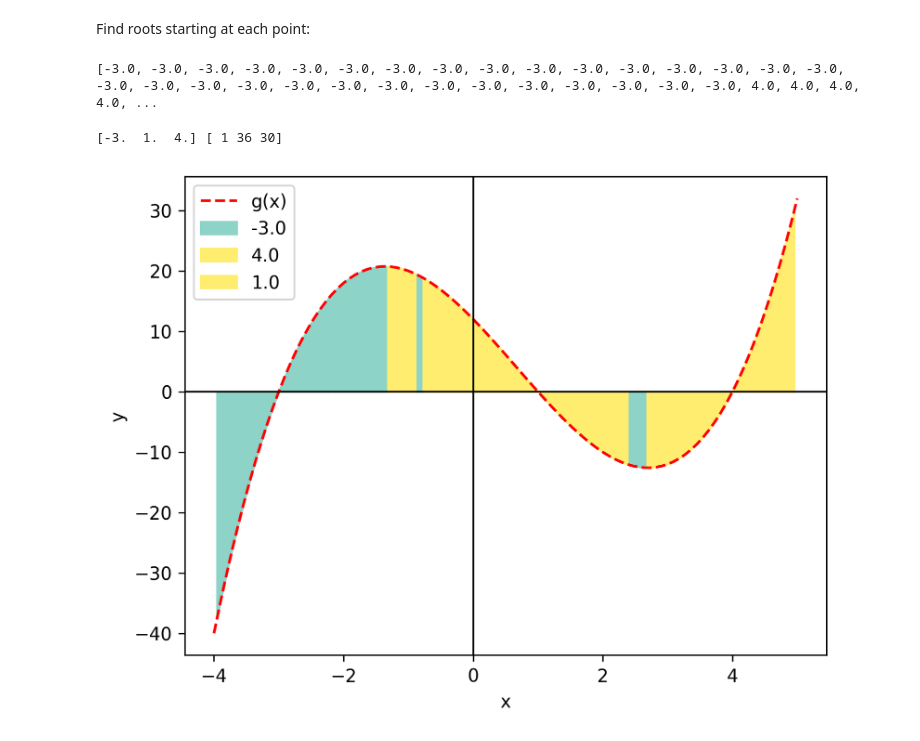
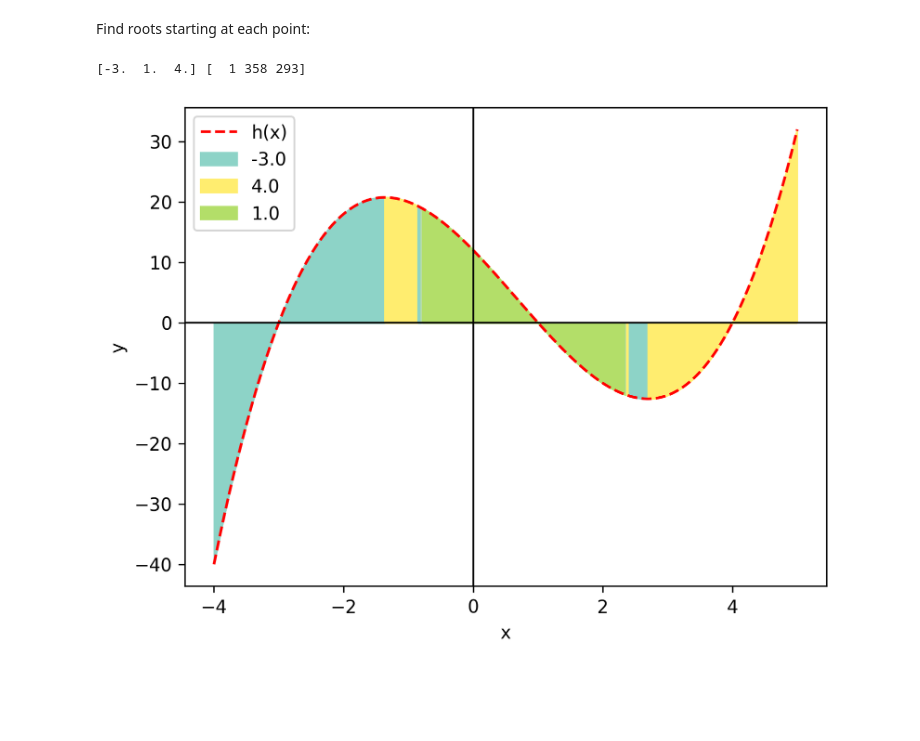
Before and after one commit to benraivel/MA332, a Jupyter notebook: Projects/Project1/Project1.ipynb, the cells around one changed output. Drawn from its saved outputs; the diff is of its cells as text; code cells hidden in the pictures; blank space fills up the shorter version.

```diff
--- a/Projects/Project1/Project1.ipynb
+++ b/Projects/Project1/Project1.ipynb
@@ -93,51 +110,51 @@ def dh(x): return (x - 4)*(x - 1) + (x - 1)*(x + 3) + (x - 4)*(x + 3)
 # %% [markdown]
 Create an array of x samples to use as starting points for Newton's Method:
 # %%
-x = np.linspace(-4, 5, 100)
+x = np.linspace(-4, 5, 1000)
 y = h(x)
 # %% [markdown]
 Find roots starting at each point:
 # %%
 roots  = []
-for i in range(100):
+for i in range(1000):
     approx = newton(h, dh, x[i])
     roots.append(round(approx[-1], 2))
-print(roots)
+
+norm = matplotlib.colors.Normalize()
+norm.autoscale(roots)
+norm_roots = norm(roots)
+colors = cmap(norm_roots)
+
 # copy of roots array with first and last values removed
-trimmed = np.empty(98)
+trimmed = np.empty(998)
 trimmed = roots[1:-1]
-# %% [output]
-[-3.0, -3.0, -3.0, -3.0, -3.0, -3.0, -3.0, -3.0, -3.0, -3.0, -3.0, -3.0, -3.0, -3.0, -3.0, -3.0, -3.0, -3.0, -3.0, -3.0, -3.0, -3.0, -3.0, -3.0, -3.0, -3.0, -3.0, -3.0, -3.0, -3.0, 4.0, 4.0, 4.0, 4.0, ...
 # %%
-cmap=matplotlib.colormaps['Set3']
-colors = cmap(roots)
-
 # find the first x value that led to each root
 _, root_indices = np.unique(trimmed, return_index=True)
 
 # correct for using trimmed roots
 root_indices += 1
 print(_, root_indices)
 
 fig, axes = plt.subplots(dpi=300)
-axes.plot(x, y, 'r--',label='g(x)')
+axes.plot(x, y, 'r--',label='h(x)')
 
 # for each starting x (except endpoints)
 for i in range(1, len(roots)-1):
 
     fill_x = [(x[i-1] + x[i])/2, (x[i] + x[i+1])/2]
     fill_y = [(y[i-1] + y[i])/2, (y[i] + y[i+1])/2]
 
     axes.fill_between(fill_x, fill_y, 0, color=colors[i], label=roots[i] if i in root_indices else "")
 
 # draw x and y axis
 axes.axvline(color='Black', lw=1)
 axes.axhline(color='Black', lw=1)
 axes.set_xlabel('x')
 axes.set_ylabel('y')
 axes.legend()
-plt.savefig('Report/figures/figure1.png')
+plt.savefig('Report/figures/figure2.png')
 plt.show()
 # %% [output]
-[-3.  1.  4.] [ 1 36 30]
+[-3.  1.  4.] [  1 358 293]
-[figure, old version]
+[figure, new version]
```
Also changed, not shown: parts of 16 cells of this notebook, 17 other files.
